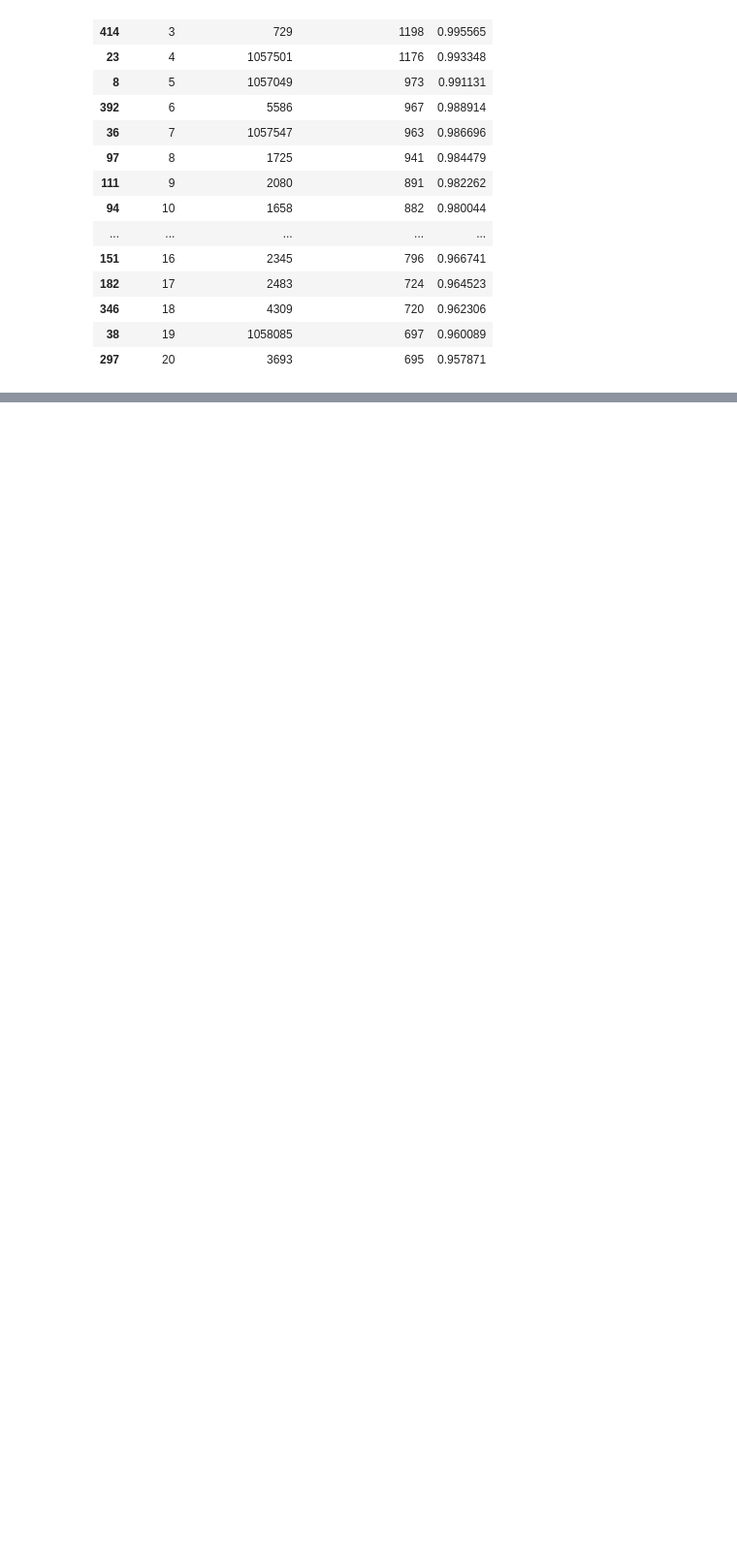
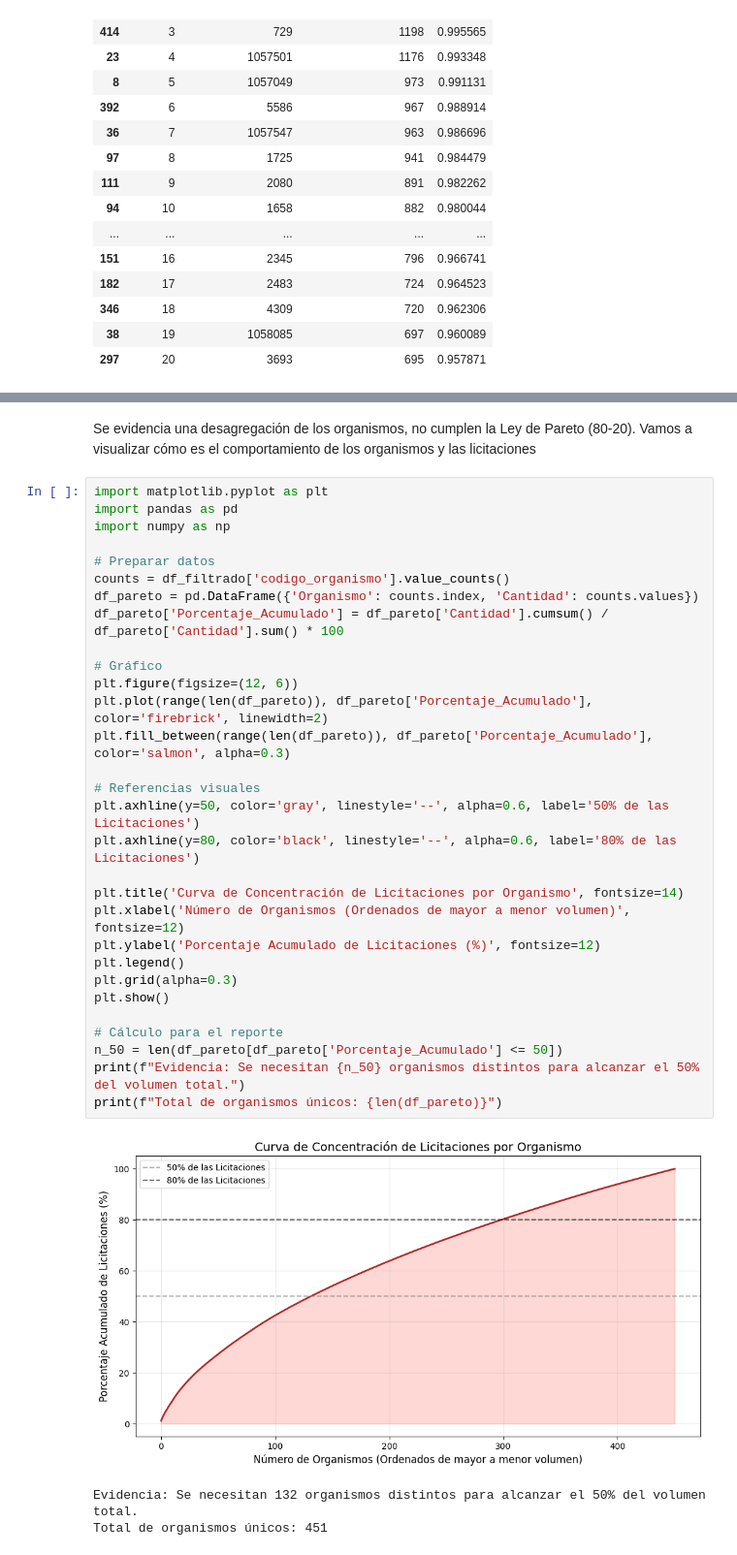
Before and after one commit to Fablop84/practica_final_condores, a Jupyter notebook: Scripts/proyecto_final_condores.ipynb, the cells around one changed output, grey strips where cells are left out. Shown at 97% size. Drawn from its saved outputs; the diff is of its cells as text; blank space fills up the shorter version.

```diff
--- a/Scripts/proyecto_final_condores.ipynb
+++ b/Scripts/proyecto_final_condores.ipynb
@@ -727,0 +932,36 @@ display(df_ranking.head(20))
+# %% [markdown]
+Se evidencia una desagregación de los organismos, no cumplen la Ley de  Pareto (80-20). Vamos a visualizar cómo es el comportamiento de los organismos y las licitaciones
+# %%
+import matplotlib.pyplot as plt
+import pandas as pd
+import numpy as np
+
+# Preparar datos
+counts = df_filtrado['codigo_organismo'].value_counts()
+df_pareto = pd.DataFrame({'Organismo': counts.index, 'Cantidad': counts.values})
+df_pareto['Porcentaje_Acumulado'] = df_pareto['Cantidad'].cumsum() / df_pareto['Cantidad'].sum() * 100
+
+# Gráfico
+plt.figure(figsize=(12, 6))
+plt.plot(range(len(df_pareto)), df_pareto['Porcentaje_Acumulado'], color='firebrick', linewidth=2)
+plt.fill_between(range(len(df_pareto)), df_pareto['Porcentaje_Acumulado'], color='salmon', alpha=0.3)
+
+# Referencias visuales
+plt.axhline(y=50, color='gray', linestyle='--', alpha=0.6, label='50% de las Licitaciones')
+plt.axhline(y=80, color='black', linestyle='--', alpha=0.6, label='80% de las Licitaciones')
+
+plt.title('Curva de Concentración de Licitaciones por Organismo', fontsize=14)
+plt.xlabel('Número de Organismos (Ordenados de mayor a menor volumen)', fontsize=12)
+plt.ylabel('Porcentaje Acumulado de Licitaciones (%)', fontsize=12)
+plt.legend()
+plt.grid(alpha=0.3)
+plt.show()
+
+# Cálculo para el reporte
+n_50 = len(df_pareto[df_pareto['Porcentaje_Acumulado'] <= 50])
+print(f"Evidencia: Se necesitan {n_50} organismos distintos para alcanzar el 50% del volumen total.")
+print(f"Total de organismos únicos: {len(df_pareto)}")
+# %% [output]
+[figure, added]
+Evidencia: Se necesitan 132 organismos distintos para alcanzar el 50% del volumen total.
+Total de organismos únicos: 451
```
Also changed, not shown: parts of 211 cells of this notebook.
